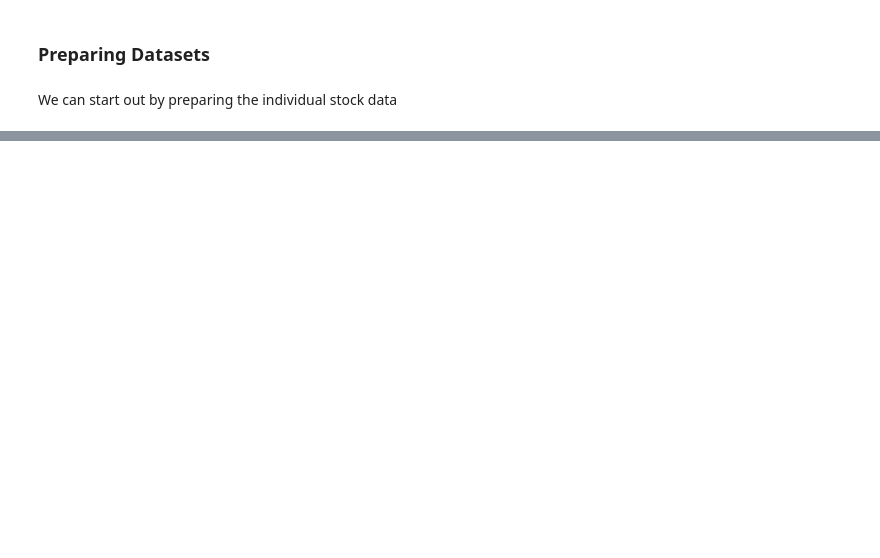
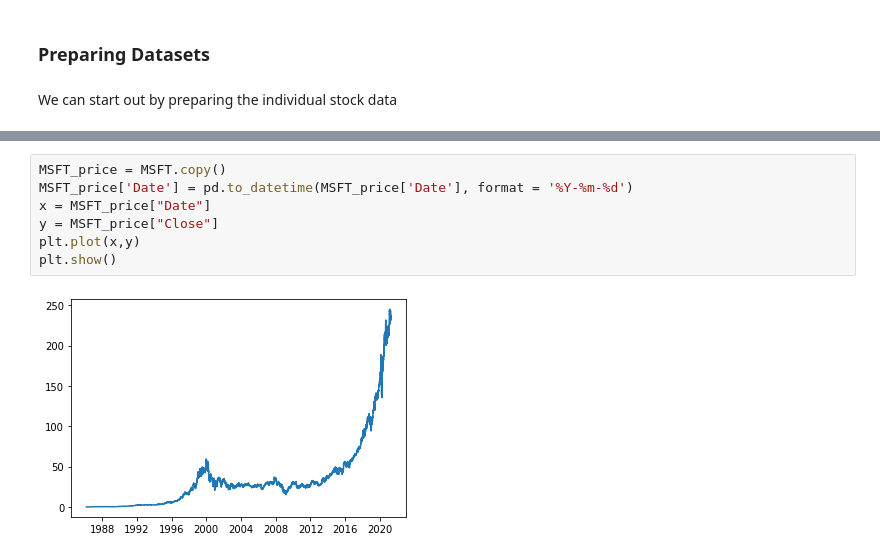
Before and after one commit to ithakker/367MidermIshaanThakker, a Jupyter notebook: final-Stock Market Risk.ipynb, the cells around one changed output, grey strips where cells are left out. Saved outputs shown, nothing was run; the diff lists cells and outputs as text; blank space fills up the shorter version.

```diff
--- a/final-Stock Market Risk.ipynb
+++ b/final-Stock Market Risk.ipynb
@@ -63,0 +115,9 @@ GME.sort_values(by = ['Date'], inplace = True, ascending = False)
+# %%
+MSFT_price = MSFT.copy()
+MSFT_price['Date'] = pd.to_datetime(MSFT_price['Date'], format = '%Y-%m-%d')
+x = MSFT_price["Date"]
+y = MSFT_price["Close"]
+plt.plot(x,y)
+plt.show()
+# %% [output]
+[figure, added]
```
Also changed, not shown: parts of 50 cells of this notebook, 1 other file.
